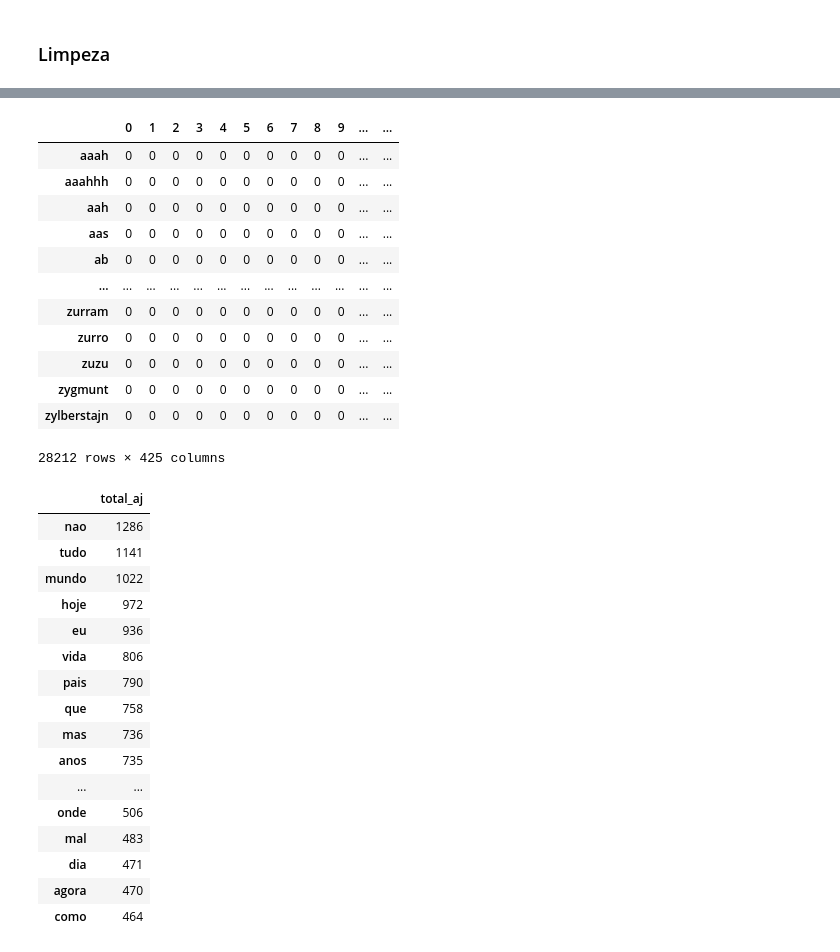
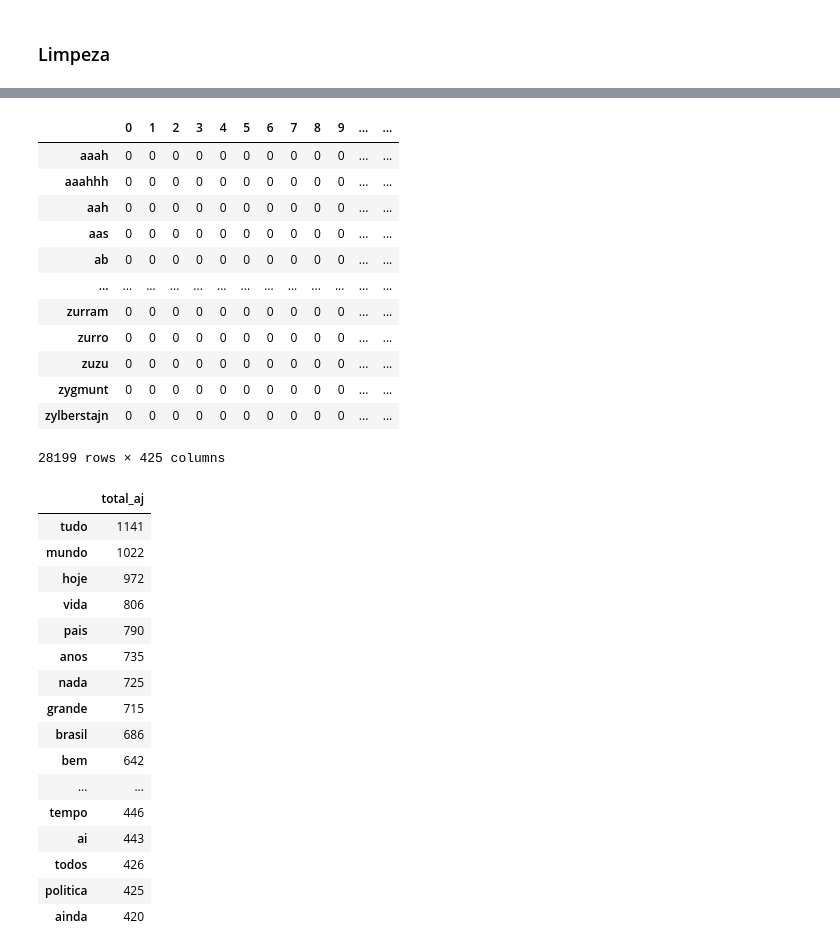
Before and after one commit to lucianomcsilva/RIWRS, a Jupyter notebook: [RIWRS]_5_Identificação_de_padrões_de_autores_em_textos.ipynb, the cells around one changed output, grey strips where cells are left out. Saved outputs shown, nothing was run; the diff lists cells and outputs as text; code cells hidden in the pictures.

```diff
--- a/[RIWRS]_5_Identificação_de_padrões_de_autores_em_textos.ipynb
+++ b/[RIWRS]_5_Identificação_de_padrões_de_autores_em_textos.ipynb
@@ -78,7 +76,7 @@ df_aj.plot.hist(bins=30, alpha=0.8)
 ### Limpeza
 # %%
 stop = stopwords.words('portuguese')
-# stop.append('nao')
+stop.append('nao')
 stop2 = list()
 for word in stop:
   stop2.append(unidecode(word))
@@ -87,13 +87,16 @@ stemmer = nltk.stem.RSLPStemmer()
 # %%
-# remoção de palavras de parada
-df_aj['content_treated'] = df_aj['content'].apply(lambda x: ' '.join([word for word in x.split() if word not in (stop)]))
-df_ver['content_treated'] = df_ver['content'].apply(lambda x: ' '.join([word for word in x.split() if word not in (stop)]))
 
 
 #FAzendo Steammer
 # df['content_treated'] = df['content'].apply(lambda x: ' '.join([stemmer.stem(word) for word in x.split()]))
 # df_aj['content_treated'] = df_aj['content'].apply(lambda x: ' '.join([stemmer.stem(word) for word in x.split()]))
 # df_ver['content_treated'] = df_ver['content'].apply(lambda x: ' '.join([stemmer.stem(word) for word in x.split()]))
+
+
+
+# remoção de palavras de parada
+df_aj['content_treated'] = df_aj['content'].str.lower().apply(lambda x: ' '.join([word for word in x.split() if word not in (stop)]))
+df_ver['content_treated'] = df_ver['content'].str.lower().apply(lambda x: ' '.join([word for word in x.split() if word not in (stop)]))
 
 #Transforma em minuscula e remoção de acentos
 df_aj['content_treated'] = df_aj['content_treated'].str.lower().apply(lambda x: unidecode(x))
@@ -175,43 +169,43 @@ df_XAJ
 | zuzu | 0 | 0 | 0 | 0 | 0 | 0 | 0 | 0 | 0 | 0 | ... | ... |
 | zygmunt | 0 | 0 | 0 | 0 | 0 | 0 | 0 | 0 | 0 | 0 | ... | ... |
 | zylberstajn | 0 | 0 | 0 | 0 | 0 | 0 | 0 | 0 | 0 | 0 | ... | ... |
-28212 rows × 425 columns
+28199 rows × 425 columns
 # %%
 # Arnaldo Jabor
 # Transpoe a matriz para que as palavras fiquem como linhas, e cada documento como uma linha
 df_XAJ = pdXAJ.T
 
 
 
 #Calcula a quantidade de vezes que cada palavra é utilizada
 df_XAJ['total_aj'] = df_XAJ.sum(axis=1)
 
 #Remove as colunas individuais de cada documento para gerar a tabela
-df_XAJ.drop(df_XAJ.columns[0:len(df_aj['content'])], axis=1, inplace=True)
+df_XAJ.drop(df_XAJ.columns[0:len(df_aj['content_treated'])], axis=1, inplace=True)
 
 #Ordena o resultado final
 df_XAJ = df_XAJ.sort_values(by='total_aj', ascending=False)
 
 #Gera a tabela
 df_XAJ.head(30)
 # %% [output]
 |  | total_aj |
-| nao | 1286 |
 | tudo | 1141 |
 | mundo | 1022 |
 | hoje | 972 |
-| eu | 936 |
 | vida | 806 |
 | pais | 790 |
-| que | 758 |
-| mas | 736 |
 | anos | 735 |
+| nada | 725 |
+| grande | 715 |
+| brasil | 686 |
+| bem | 642 |
 | ... | ... |
-| onde | 506 |
-| mal | 483 |
-| dia | 471 |
-| agora | 470 |
-| como | 464 |
+| tempo | 446 |
+| ai | 443 |
+| todos | 426 |
+| politica | 425 |
+| ainda | 420 |
 # %%
 # Arnaldo Jabor
 # Transpoe a matriz para que as palavras fiquem como linhas, e cada documento como uma linha
```
Also changed, not shown: parts of 11 cells of this notebook.
